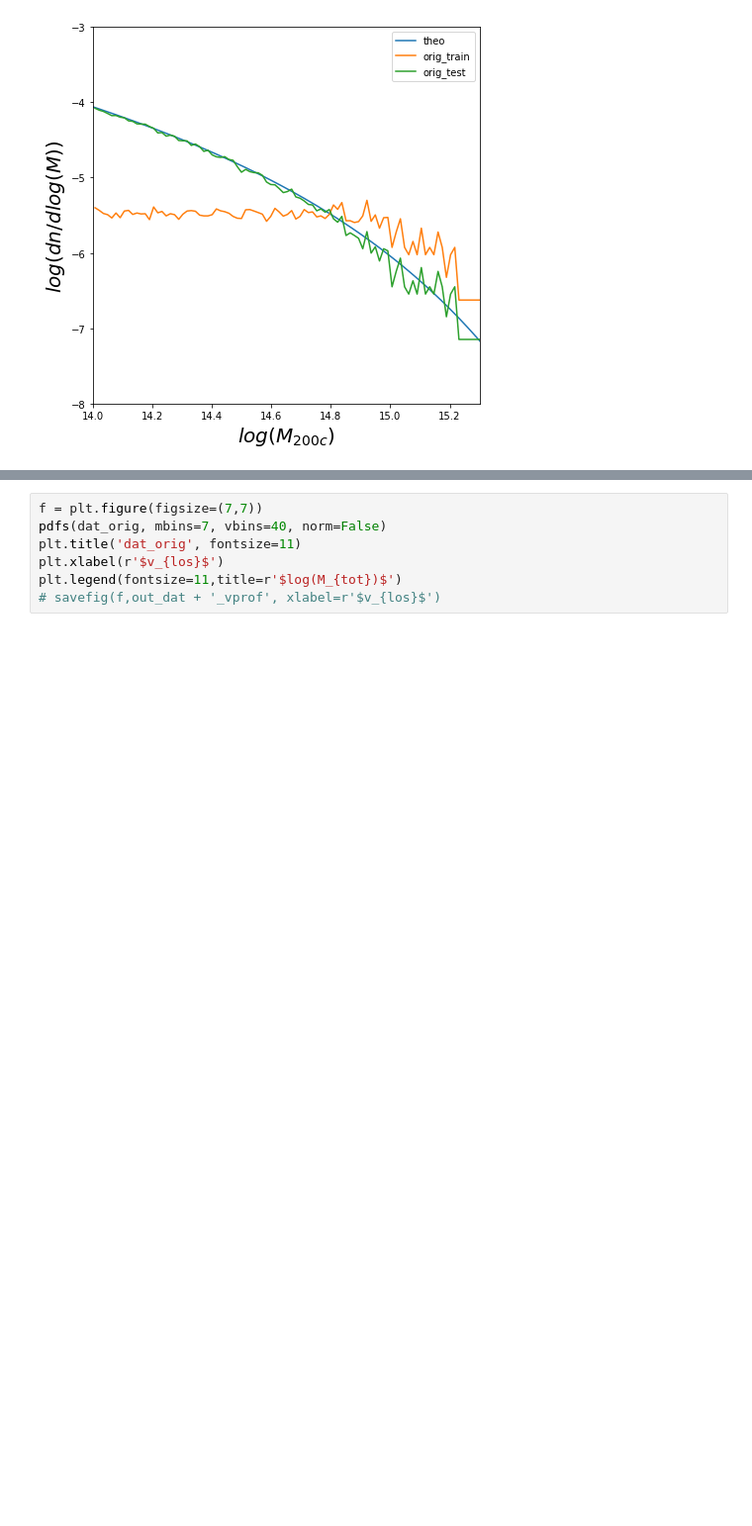
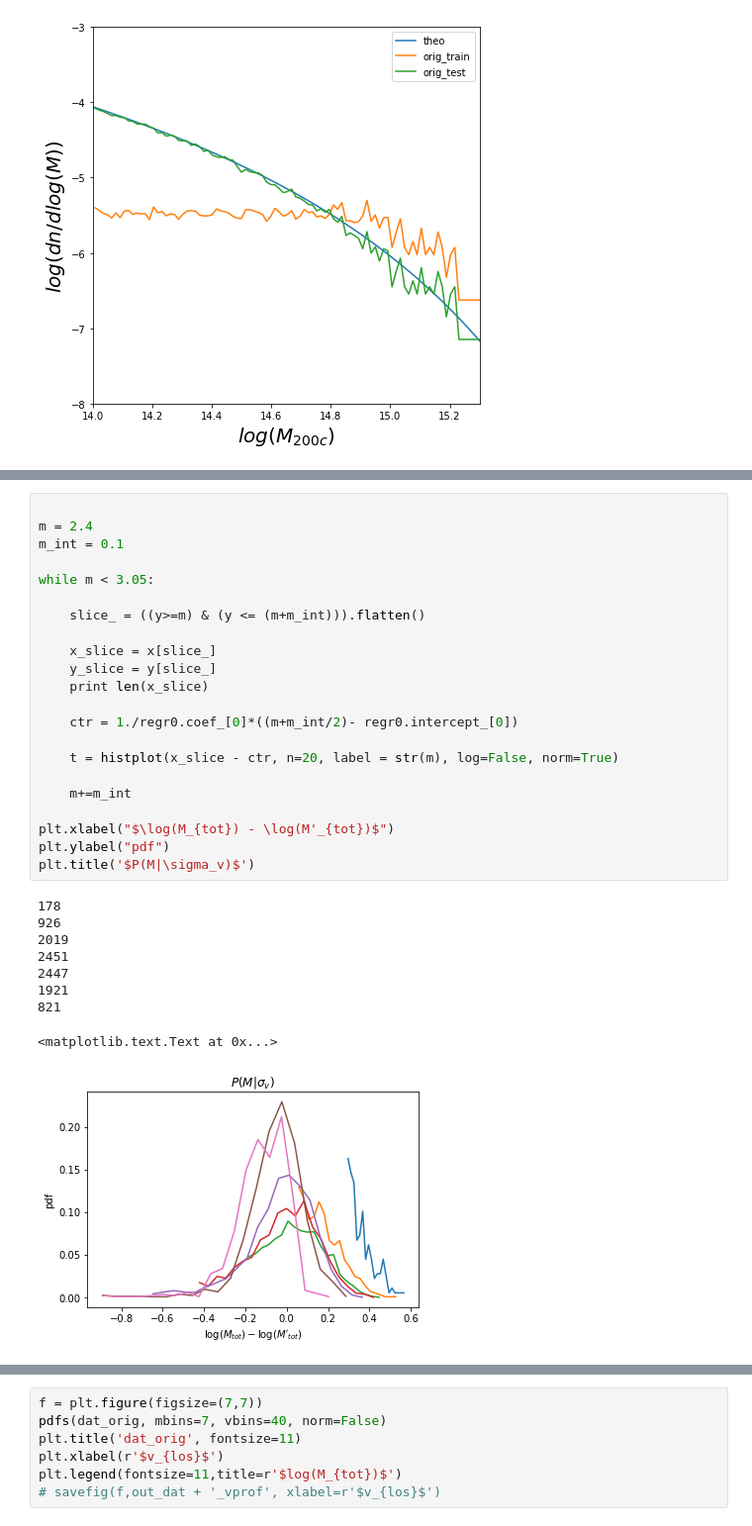
Before and after one commit to maho3/halo_sdm, a Jupyter notebook: data.ipynb, the cells around one changed output, grey strips where cells are left out. Shown at 99% size. Cells and saved outputs as stored; diff of their text form; blank space fills up the shorter version.

```diff
--- a/data.ipynb
+++ b/data.ipynb
@@ -110 +170,33 @@ print regr0.intercept_[0]
+# %%
+
+m = 2.4
+m_int = 0.1
+
+while m < 3.05:
+
+    slice_ = ((y>=m) & (y <= (m+m_int))).flatten()
+
+    x_slice = x[slice_]
+    y_slice = y[slice_]
+    print len(x_slice)
+
+    ctr = 1./regr0.coef_[0]*((m+m_int/2)- regr0.intercept_[0])
+
+    t = histplot(x_slice - ctr, n=20, label = str(m), log=False, norm=True)
+
+    m+=m_int
+
+plt.xlabel("$\log(M_{tot}) - \log(M'_{tot})$")
+plt.ylabel("pdf")
+plt.title('$P(M|\sigma_v)$')
+# %% [output]
+178
+926
+2019
+2451
+2447
+1921
+821
+<matplotlib.text.Text at 0x...>
+[figure, added]
 # %%
```
Also changed, not shown: parts of 10 cells of this notebook, 1 other file.
